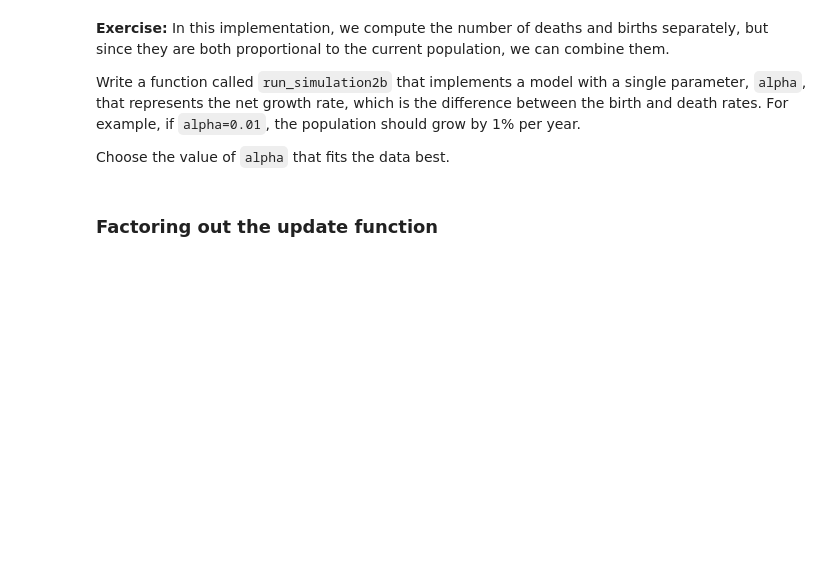
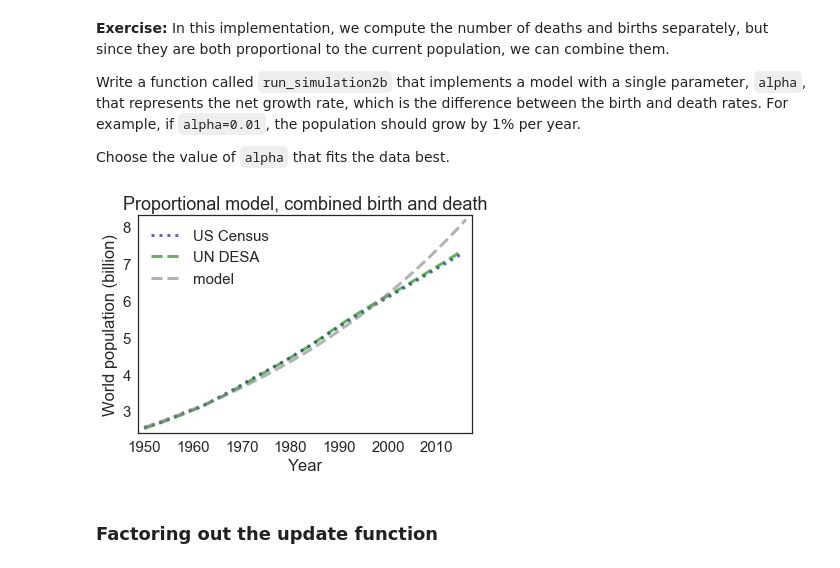
Before and after one commit to cusaitech/ModSimPy, a Jupyter notebook: code/chap03mine.ipynb, the cells around one changed output. Drawn from its saved outputs; the diff is of its cells as text; code cells hidden in the pictures; blank space fills up the shorter version.

```diff
--- a/code/chap03mine.ipynb
+++ b/code/chap03mine.ipynb
@@ -473,3 +544,25 @@ Choose the value of `alpha` that fits the data best.
+# %%
+# Solution goes here
+def run_simulation2b(system):
+    """Runs the constant growth model.
+
+    Adds TimeSeries to `system` as `results`.
+
+    system: System object
+    """
+    results = TimeSeries()
+    results[system.t0] = system.p0
+    for t in linrange(system.t0, system.t_end):
+        net_growth = system.alpha * results[t]
+        results[t+1] = results[t] + net_growth
+    system.results = results
+
+system.alpha = 0.0178
+
+run_simulation2b(system)
+plot_results(system, title='Proportional model, combined birth and death')
+# %% [output]
+[figure, added]
 # %%
 # Solution goes here
 # %% [markdown]
```
Also changed, not shown: parts of 28 cells of this notebook, 9 other files.
